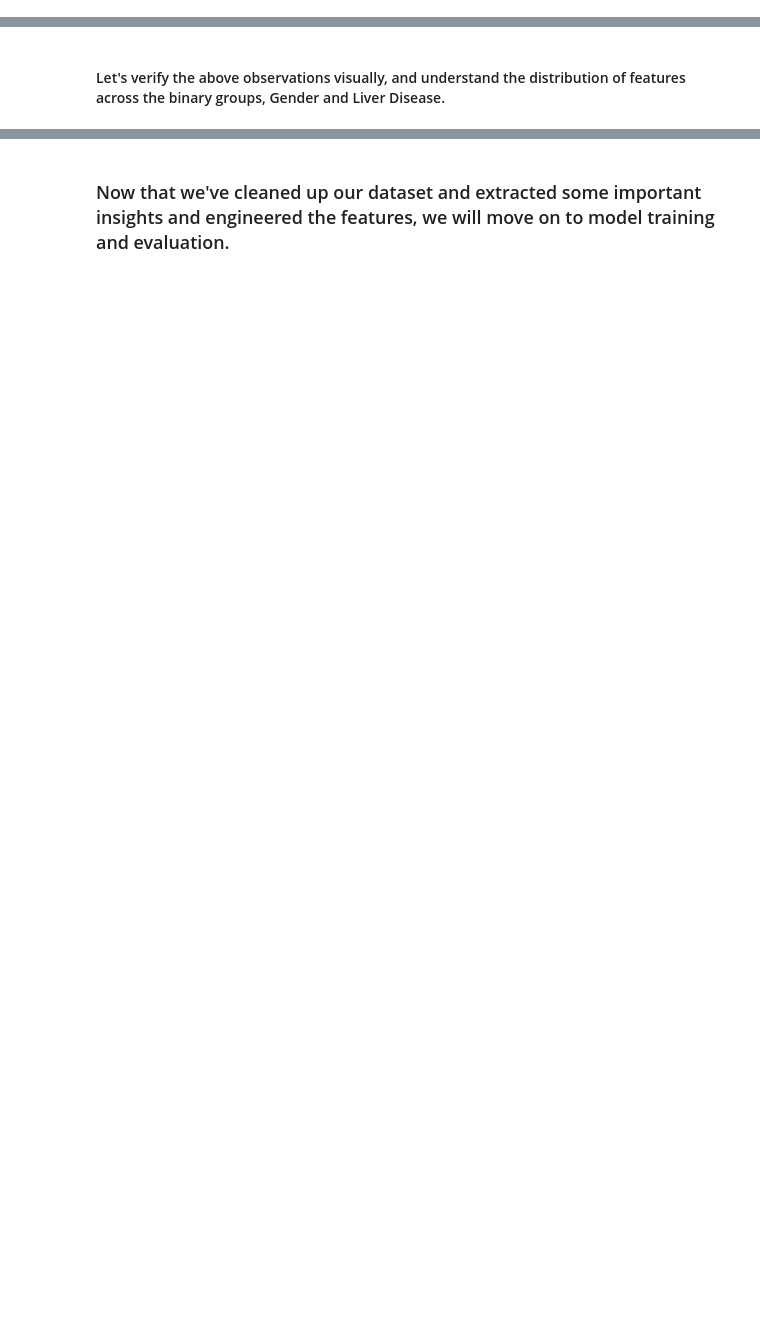
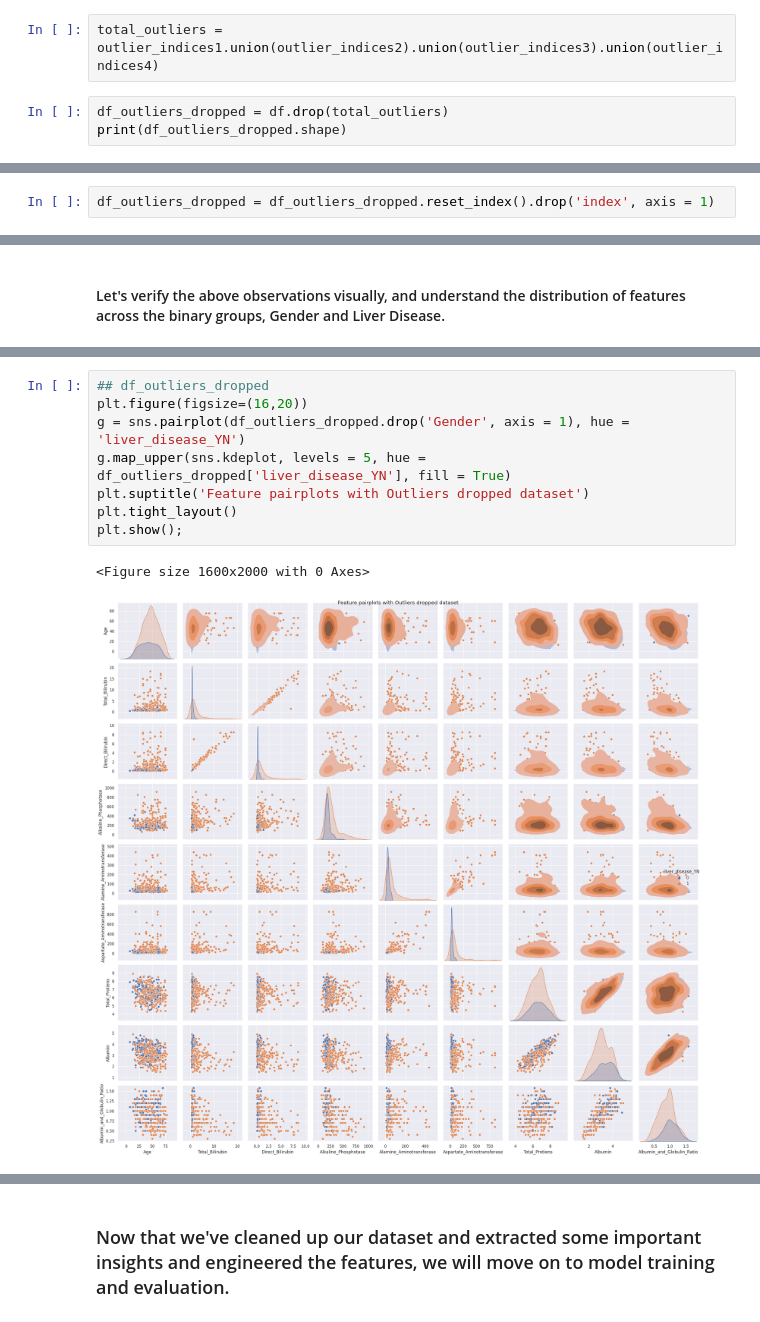
Before and after one commit to hantablack9/Indian-Liver-Patients-Classification, a Jupyter notebook: indian-liver-patients-classification.ipynb, the cells around one changed output, grey strips where cells are left out. Cells and saved outputs as stored; diff of their text form; blank space fills up the shorter version.

```diff
--- a/indian-liver-patients-classification.ipynb
+++ b/indian-liver-patients-classification.ipynb
@@ -157,0 +170,5 @@ df['Albumin_and_Globulin_Ratio'] = df['Albumin_and_Globulin_Ratio'].fillna(df['G
+# %%
+total_outliers = outlier_indices1.union(outlier_indices2).union(outlier_indices3).union(outlier_indices4)
+# %%
+df_outliers_dropped = df.drop(total_outliers)
+print(df_outliers_dropped.shape)
@@ -157,0 +177,2 @@ df['Albumin_and_Globulin_Ratio'] = df['Albumin_and_Globulin_Ratio'].fillna(df['G
+# %%
+df_outliers_dropped = df_outliers_dropped.reset_index().drop('index', axis = 1)
@@ -325,3 +306,14 @@ plt.show();
+# %%
+## df_outliers_dropped
+plt.figure(figsize=(16,20))
+g = sns.pairplot(df_outliers_dropped.drop('Gender', axis = 1), hue = 'liver_disease_YN')
+g.map_upper(sns.kdeplot, levels = 5, hue = df_outliers_dropped['liver_disease_YN'], fill = True)
+plt.suptitle('Feature pairplots with Outliers dropped dataset')
+plt.tight_layout()
+plt.show();
+# %% [output]
+<Figure size 1600x2000 with 0 Axes>
+[figure, added]
 # %% [markdown]
 #### The pairplot reveals some interesting trends in the data.
 1. Only 4 feature pairs exhibit a strong collinearity.
```
Also changed, not shown: parts of 80 cells of this notebook.
